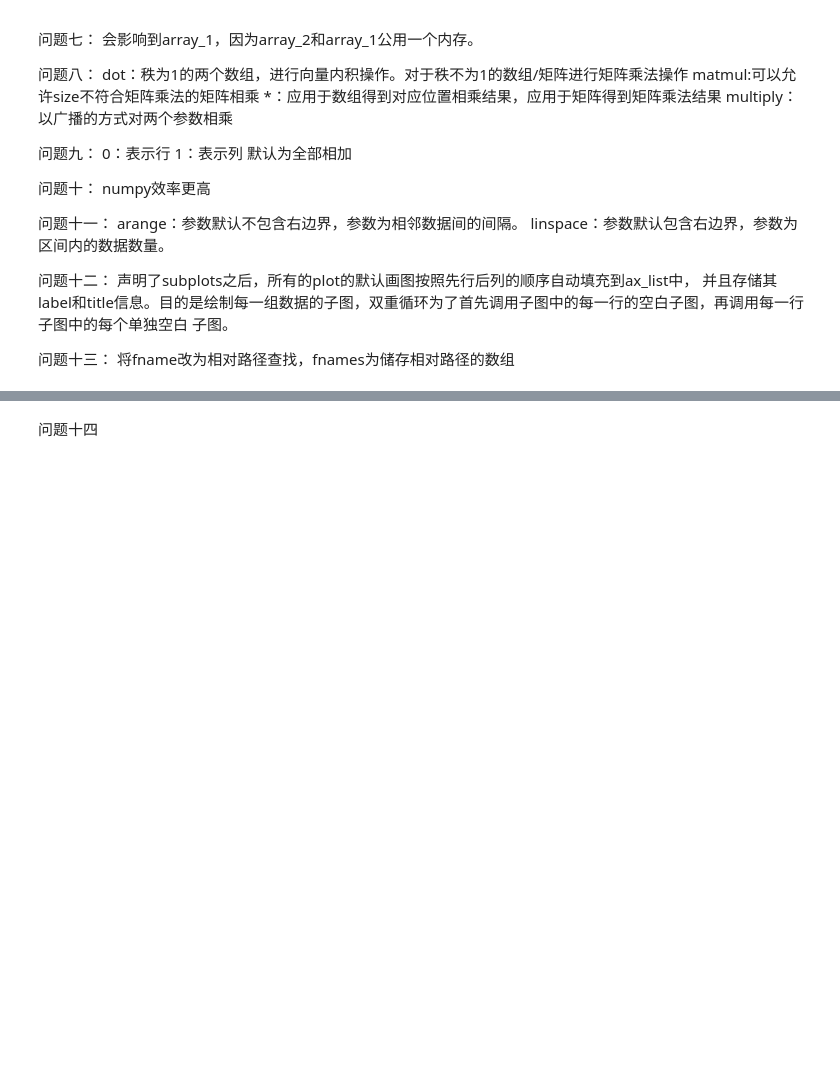
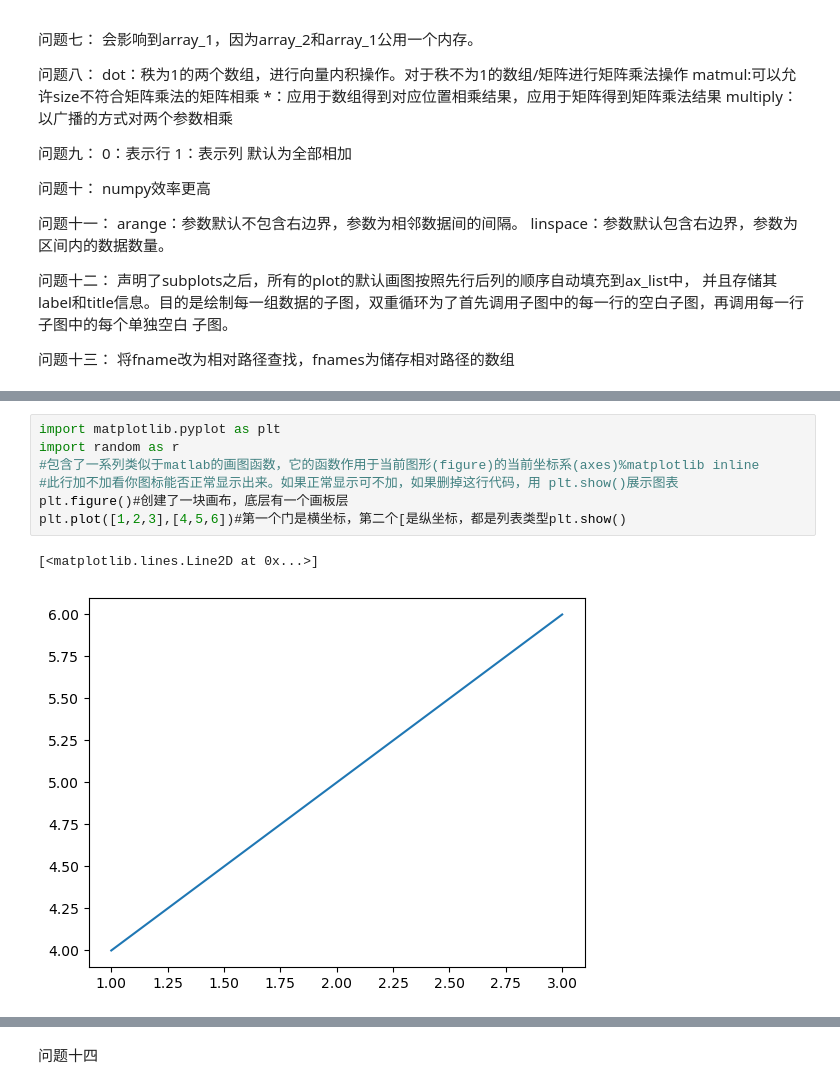
Before and after one commit to cyy603/MyPython, a Jupyter notebook: SDM374/Week1/Q1.ipynb, the cells around one changed output, grey strips where cells are left out. Drawn from its saved outputs; the diff is of its cells as text; blank space fills up the shorter version.

```diff
--- a/SDM374/Week1/Q1.ipynb
+++ b/SDM374/Week1/Q1.ipynb
@@ -60,0 +443,10 @@ import matplotlib.pyplot as plt
+# %%
+import matplotlib.pyplot as plt
+import random as r
+#包含了一系列类似于matlab的画图函数，它的函数作用于当前图形(figure)的当前坐标系(axes)%matplotlib inline
+#此行加不加看你图标能否正常显示出来。如果正常显示可不加，如果删掉这行代码，用 plt.show()展示图表
+plt.figure()#创建了一块画布，底层有一个画板层
+plt.plot([1,2,3],[4,5,6])#第一个门是横坐标，第二个[是纵坐标，都是列表类型plt.show()
+# %% [output]
+[<matplotlib.lines.Line2D at 0x...>]
+[figure, added]
```
Also changed, not shown: parts of 37 cells of this notebook.
